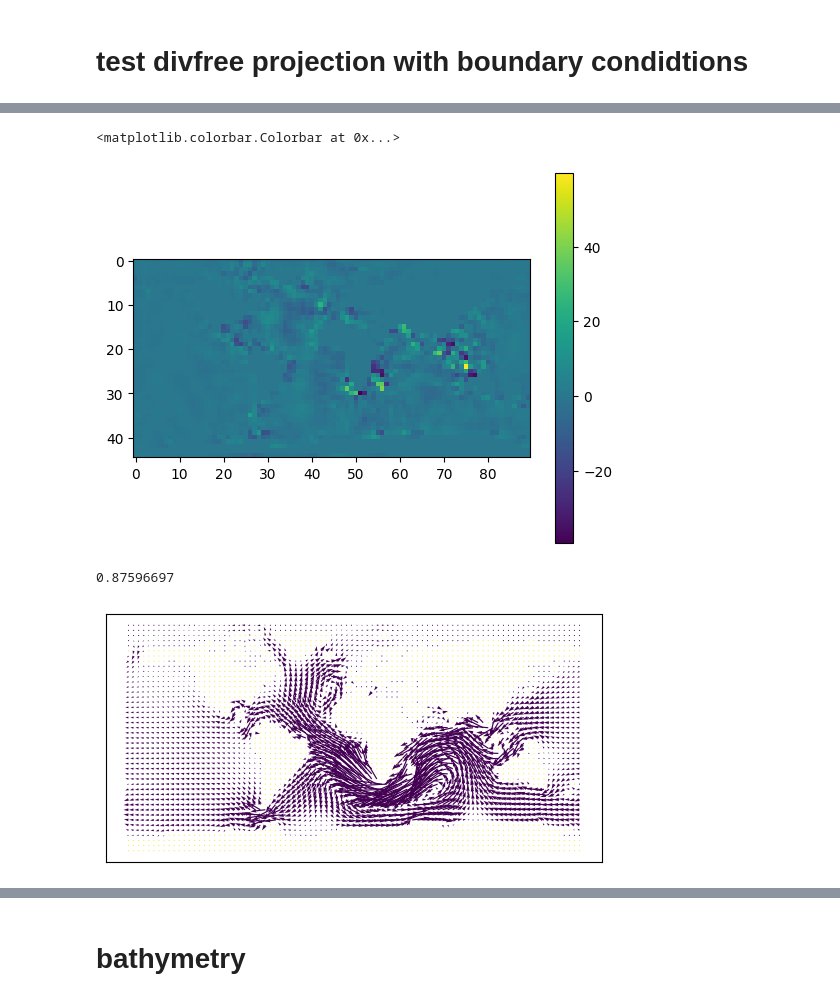
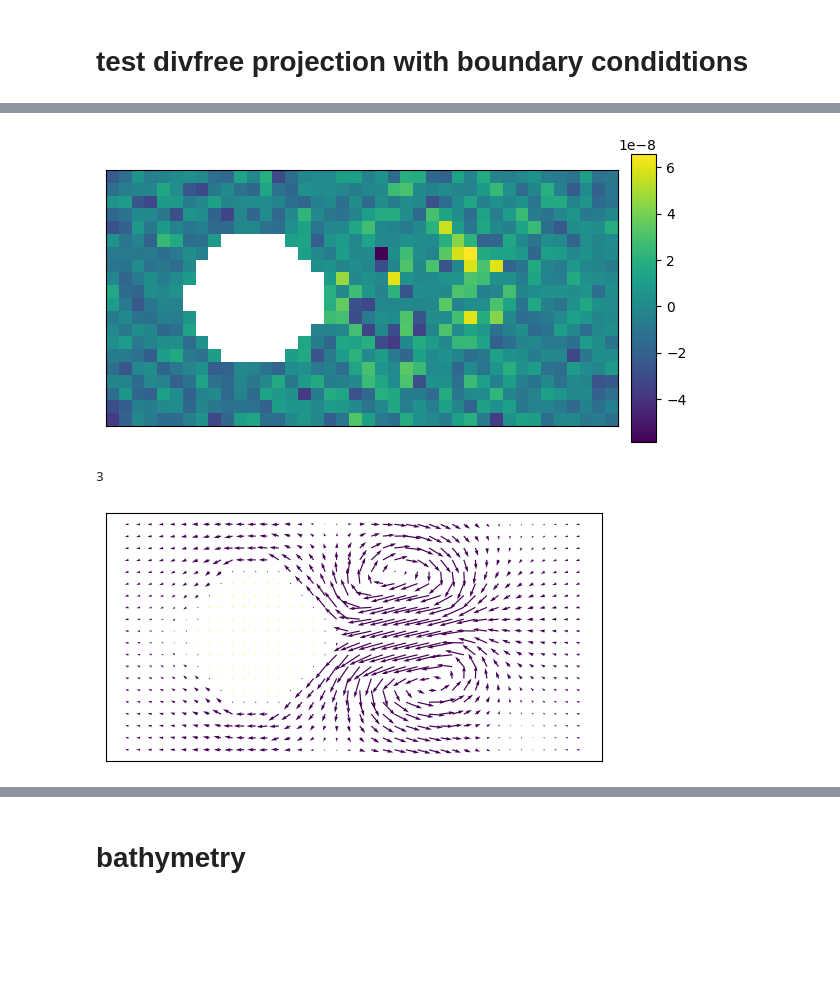
Before and after one commit to Stazi-101/THCsim, a Jupyter notebook: test_nb.ipynb, the cells around one changed output, grey strips where cells are left out. Saved outputs shown, nothing was run; the diff lists cells and outputs as text; code cells hidden in the pictures; blank space fills up the shorter version.

```diff
--- a/test_nb.ipynb
+++ b/test_nb.ipynb
@@ -146,16 +179,20 @@ def neighbours(state):
     return s_i_next + s_i_prev + s_j_next + s_j_prev
 # %%
 v = jnp.zeros((2, lat.shape[0], lat.shape[1]))
-v = v.at[0].set( -1 * ((jnp.square(lat-0.1) + jnp.square(lng+1.9))<.1) )
-v = v.at[1].set( -1 * ((jnp.square(lat-0.5) + jnp.square(lng-.6))<.2) )
 
+world = False
+if world:
+    v = v.at[0].set( -1 * ((jnp.square(lat-0.1) + jnp.square(lng+1.9))<.1) )
+    v = v.at[1].set( -1 * ((jnp.square(lat-0.5) + jnp.square(lng-.6))<.2) )
+    state = state_world.astype(float)
+else:
+    v = v.at[0].set( 0.2 * ((jnp.square(lat+0.1) + jnp.square(lng-0.8))<.7) )
+    v = v.at[1].set( -1 * ((jnp.square(lat+0.1) + jnp.square(lng-0.8))<.7) )
+    state = 1 - 1 * ((jnp.square(lat) + jnp.square(lng+1.35))<0.7)
 
-state = 1 - 1 * ((jnp.square(lat) + jnp.square(lng+1.35))<0.7)
-state = state_world.astype(float)
 state_neighbours = neighbours(state)*state
 fluid_neighbours = state_neighbours
 very_solid = neighbours(1-state)==4
-
 
 v *= state
 
@@ -569,9 +507,9 @@ ba = BoundaryAware(state, fluid_neighbours, very_solid)
 q, _ = jsp.sparse.linalg.cg(
     ba.laplacian,
     -ba.divergence(v),
-    maxiter= 100)
+    maxiter= 800)
 
-v1 = blur(v + state*ba.gradient(q))
+v1 = v + ba.gradient(q)
 
 q1, _ = jsp.sparse.linalg.cg(
     ba.laplacian,
@@ -579,7 +517,7 @@ q1, _ = jsp.sparse.linalg.cg(
     maxiter= 50)
 #q_total += q
 
-v2 = blur(v1 + state*ba.gradient(q1))
+v2 = v1 + ba.gradient(q1)
 
 q2, _ = jsp.sparse.linalg.cg(
     ba.laplacian,
@@ -587,7 +525,7 @@ q2, _ = jsp.sparse.linalg.cg(
     maxiter= 10)
 #q_total += q
 
-v3 = (v2 + state*ba.gradient(q2))
+v3 = v2 + ba.gradient(q2)
 # %%
 plot_vector_field(v)
 # %% [output]
@@ -634,15 +573,10 @@ plot_colormap(-ba.divergence(v2))
 # %%
-plt.imshow(ba.laplacian(q2))
-plt.colorbar()
+plot_colormap(ba.laplacian(q2))
 # %% [output]
-<matplotlib.colorbar.Colorbar at 0x...>
-[figure, old version]
+[figure, new version]
-# %%
-print( jnp.mean(jnp.abs(ba.laplacian(q2) + ba.divergence(v2))))
-# %% [output]
-0.87596697
 # %%
-plot_vector_field(v3)
+plot_vector_field(v3, scale=3)
 # %% [output]
+3
-[figure, old version]
+[figure, new version]
 # %%
```
Also changed, not shown: parts of 64 cells of this notebook, 3 other files.
